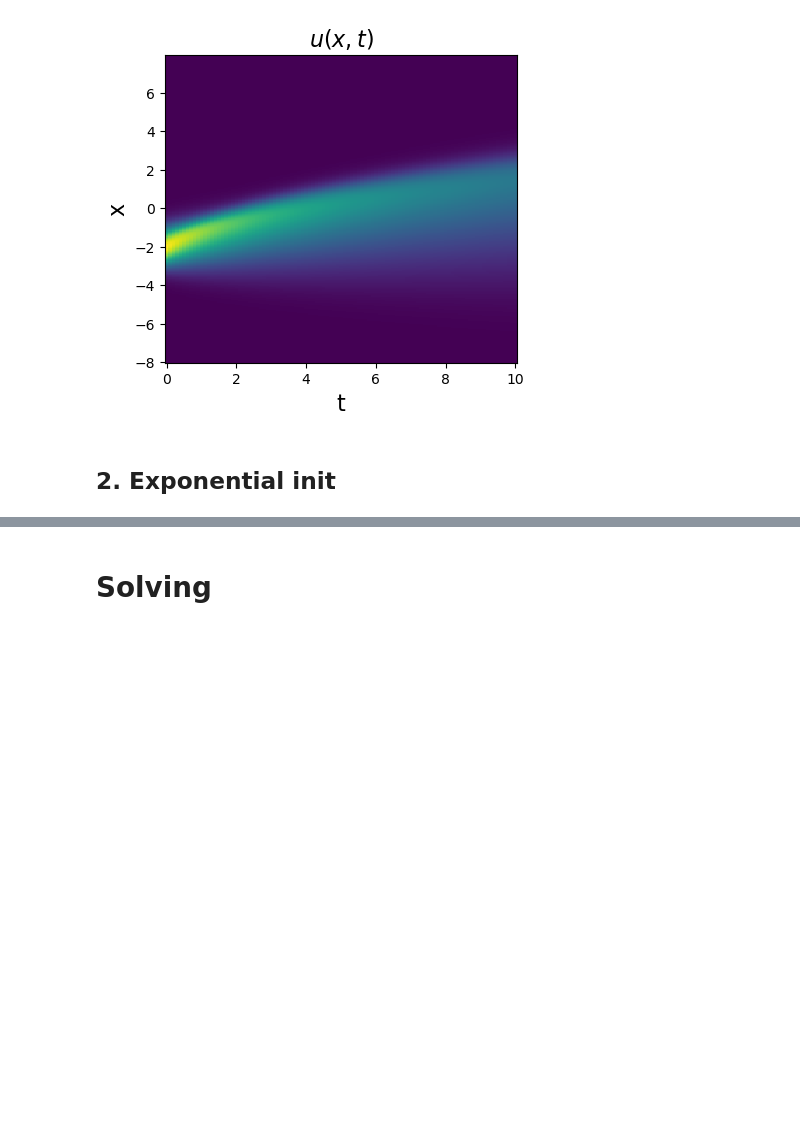
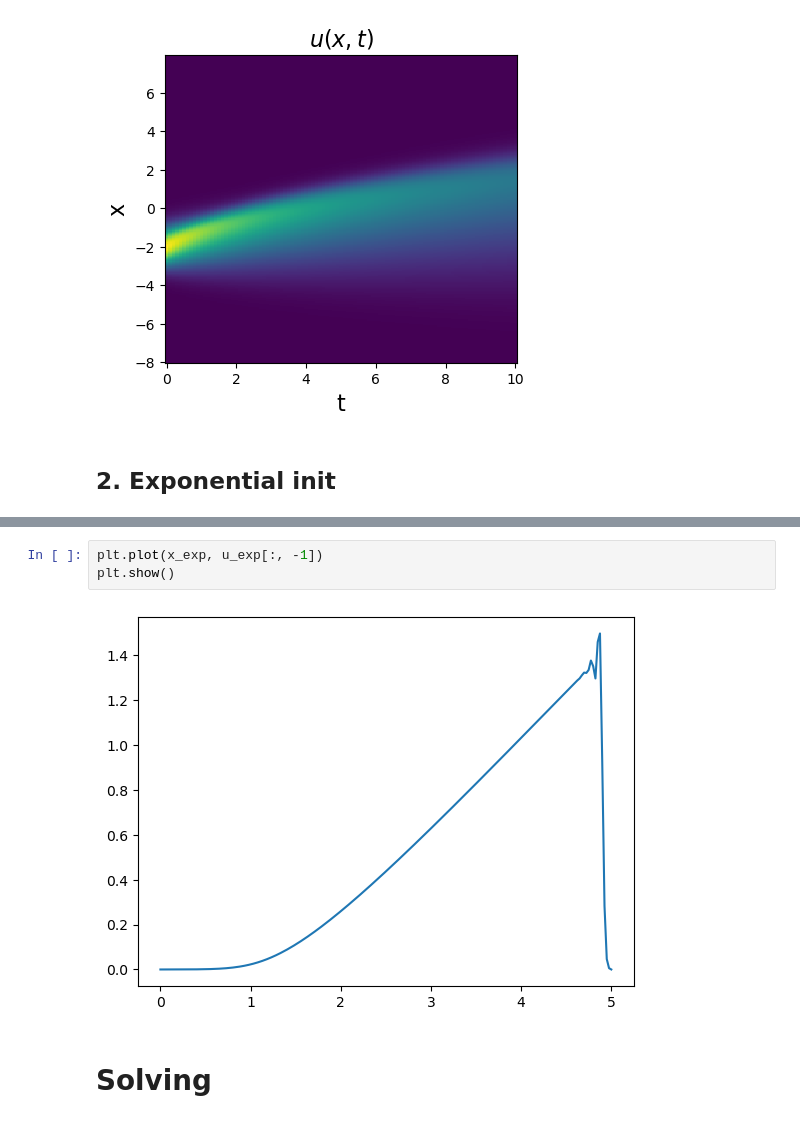
Before and after one commit to cpml-au/dctkit, a Jupyter notebook: examples/burgers.ipynb, the cells around one changed output, grey strips where cells are left out. Drawn from its saved outputs; the diff is of its cells as text; blank space fills up the shorter version.

```diff
--- a/examples/burgers.ipynb
+++ b/examples/burgers.ipynb
@@ -94,6 +97,11 @@ plt.title(r'$u(x, t)$', fontsize=16)
 plt.show()
 # %% [output]
 [figure]
+# %%
+plt.plot(x_exp, u_exp[:, -1])
+plt.show()
+# %% [output]
+[figure, added]
 # %% [markdown]
 # Solving
 # %%
```
Also changed, not shown: parts of 8 cells of this notebook.
